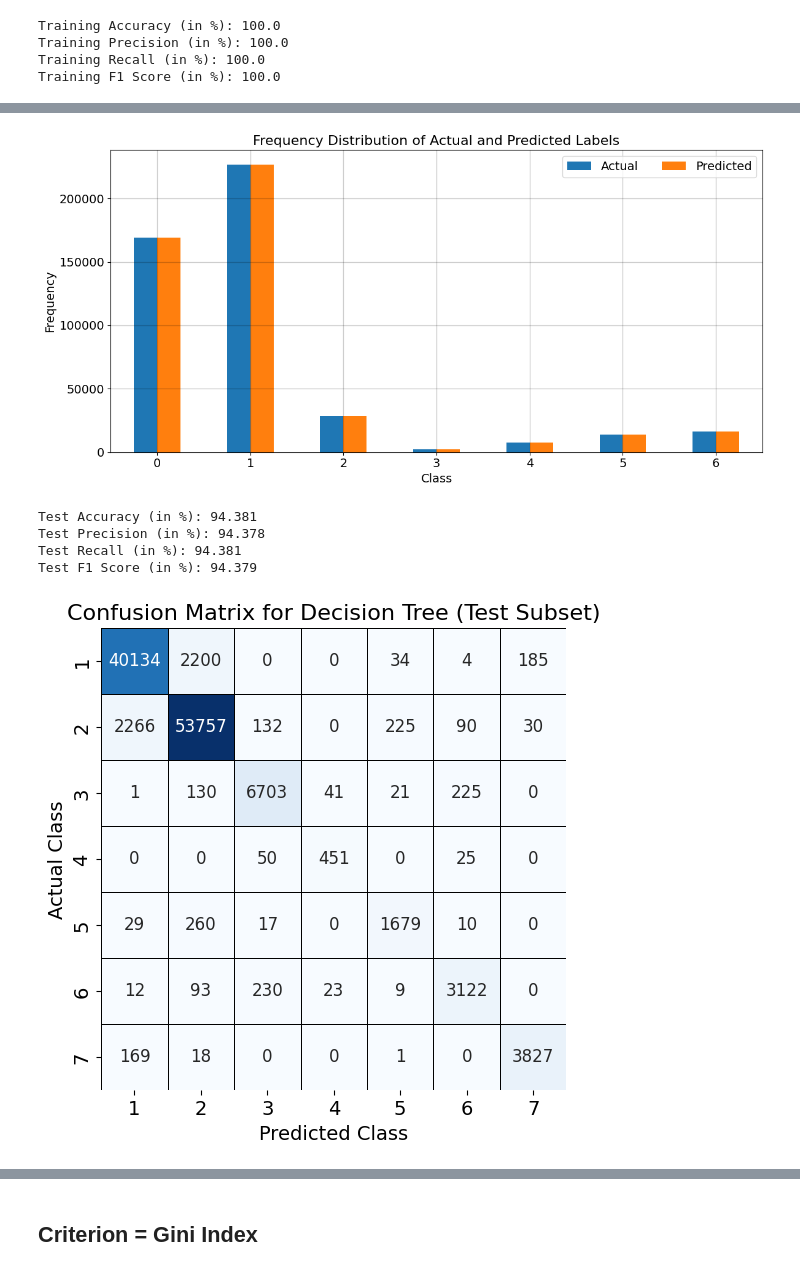
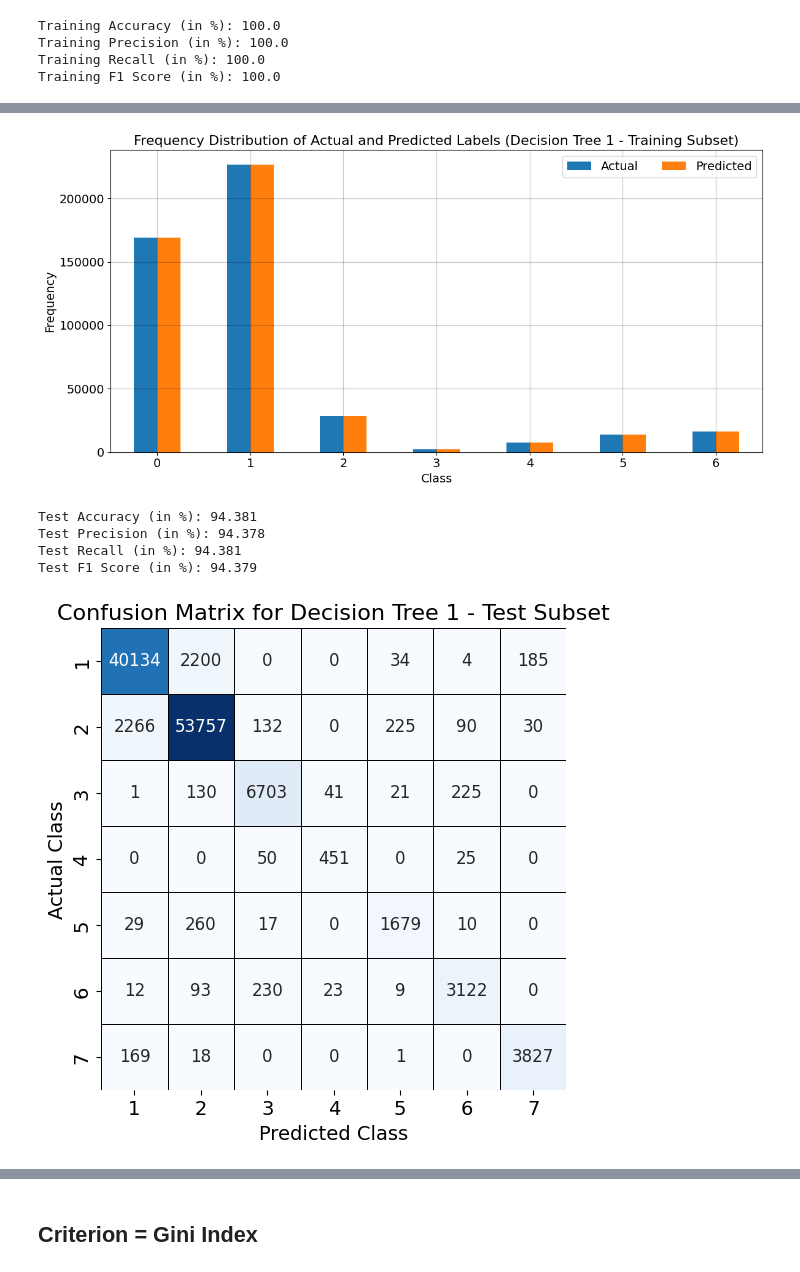
Before and after one commit to Mouleshwar3238/Forest_Cover_Classification, a Jupyter notebook: DecisionTree_ForestCover.ipynb, the cells around one changed output, grey strips where cells are left out. Drawn from its saved outputs; the diff is of its cells as text; code cells hidden in the pictures.

Commit message:
Decision Tree

```diff
--- a/DecisionTree_ForestCover.ipynb
+++ b/DecisionTree_ForestCover.ipynb
@@ -93,7 +93,7 @@ rects2_train = ax.bar(x_test + width/2, predicted_counts_train1, width, label='P
 
 ax.set_xlabel('Class', color='black', fontsize=14)
 ax.set_ylabel('Frequency', color='black', fontsize=14)
-ax.set_title('Frequency Distribution of Actual and Predicted Labels', color='black', fontsize=16)
+ax.set_title('Frequency Distribution of Actual and Predicted Labels (Decision Tree 1 - Training Subset)', color='black', fontsize=16)
 ax.set_xticks(x_test)
 ax.tick_params(axis='both', which='major', labelsize=14)
 ax.legend(fontsize=14, ncol=2, loc="upper right")
@@ -103,7 +103,7 @@ ax.set_xlim([-0.5, len(labels_test) - 0.5])
 fig.tight_layout()
 plt.show()
 # %% [output]
-[figure, old version]
+[figure, new version]
 # %%
 # Predictions for the test set
 y_test_pred1 = dt1.predict(X_test)
@@ -126,16 +126,16 @@ Test F1 Score (in %): 94.379
 # %%
 conf_mat_test1 = confusion_matrix(y_test,y_test_pred1)
 
 plt.figure(figsize=(6,6))
 sns.heatmap(conf_mat_test1, annot=True, fmt='d', cmap='Blues', cbar=False, linewidths=0.5, linecolor='black',
             xticklabels=dt1.classes_, yticklabels=dt1.classes_, annot_kws={"size": 12})
 plt.xlabel('Predicted Class', color='black', fontsize=14)
 plt.ylabel('Actual Class', color='black', fontsize=14)
-plt.title('Confusion Matrix for Decision Tree (Test Subset)', color='black', fontsize=16)
+plt.title('Confusion Matrix for Decision Tree 1 - Test Subset', color='black', fontsize=16)
 plt.tick_params(axis='both', which='major', labelsize=14)
 plt.show()
 # %% [output]
-[figure, old version]
+[figure, new version]
 # %%
 # Plotting the bar graph for frequency distribution of actual and predicted labels (Test Subset)
 actual_labels_test, actual_counts_test = np.unique(y_test, return_counts=True)
```
Also changed, not shown: parts of 6 cells of this notebook.
